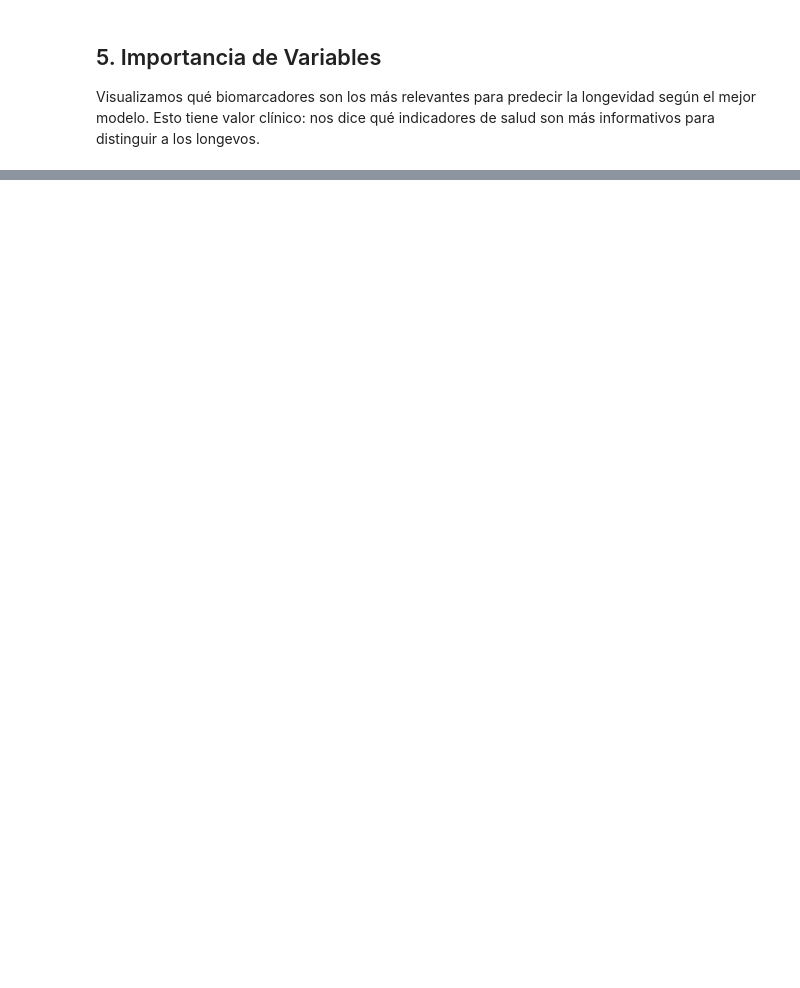
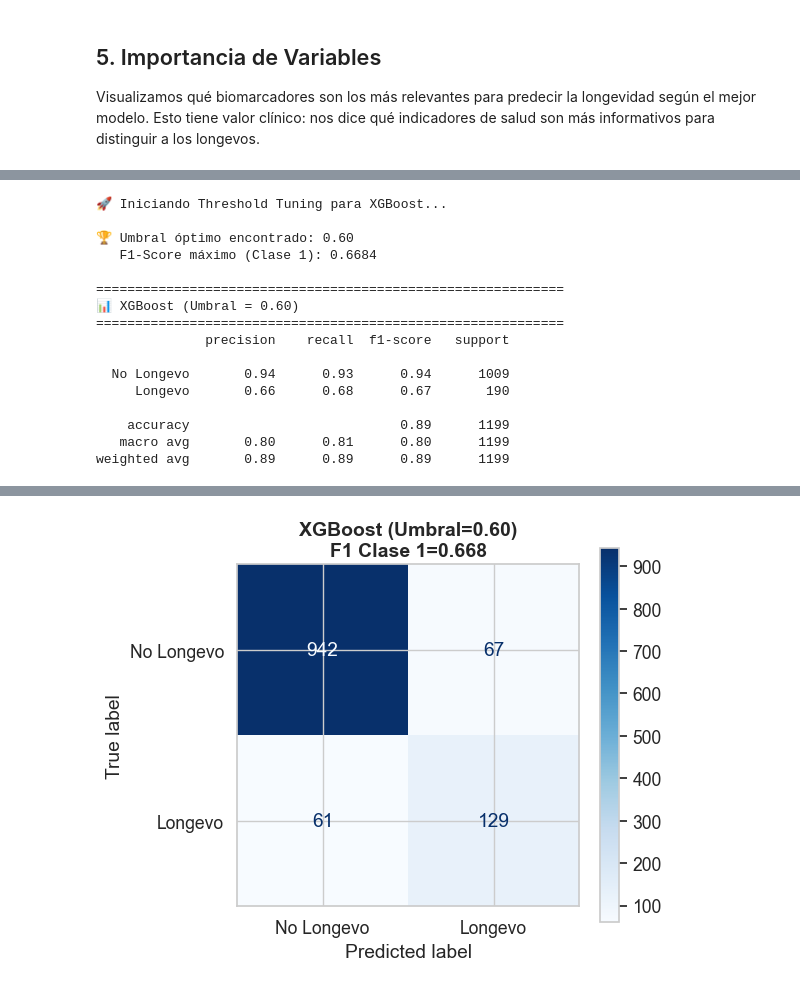
Before and after one commit to Unknumb/ev3_nanhes, a Jupyter notebook: notebooks/04_alvaro_Clasificacion_2015.ipynb, the cells around one changed output, grey strips where cells are left out. Saved outputs shown, nothing was run; the diff lists cells and outputs as text; code cells hidden in the pictures; blank space fills up the shorter version.

```diff
--- a/notebooks/04_alvaro_Clasificacion_2015.ipynb
+++ b/notebooks/04_alvaro_Clasificacion_2015.ipynb
@@ -302,0 +386,79 @@ df_imp.tail(10).iloc[::-1]
+# %%
+# ── Optimización del Umbral (Threshold Tuning) para XGBoost ────────────
+if XGBOOST_DISPONIBLE and xgb_best is not None:
+    print('🚀 Iniciando Threshold Tuning para XGBoost...\n')
+
+    # Extraer probabilidades de la clase 1 (Longevo)
+    y_prob_xgb = xgb_best.predict_proba(X_test)[:, 1]
+
+    umbrales = np.arange(0.1, 0.9, 0.02)
+    f1_scores = []
+
+    for umbral in umbrales:
+        # Predicción manual con el umbral actual
+        y_pred_umbral = (y_prob_xgb >= umbral).astype(int)
+
+        # Calcular F1-Score para la clase 1
+        # (usamos average='binary' para centrarnos solo en 'Longevo')
+        score = f1_score(y_test, y_pred_umbral)
+        f1_scores.append(score)
+
+    # Encontrar el umbral óptimo
+    idx_optimo = np.argmax(f1_scores)
+    umbral_optimo = umbrales[idx_optimo]
+    f1_optimo = f1_scores[idx_optimo]
+
+    print(f'🏆 Umbral óptimo encontrado: {umbral_optimo:.2f}')
+    print(f'   F1-Score máximo (Clase 1): {f1_optimo:.4f}\n')
+
+    # ── Evaluación con el umbral óptimo ────────────────────────────────
+    y_pred_optimo = (y_prob_xgb >= umbral_optimo).astype(int)
+
+    print(f'{"="*60}')
+    print(f'📊 XGBoost (Umbral = {umbral_optimo:.2f})')
+    print(f'{"="*60}')
+    print(classification_report(y_test, y_pred_optimo,
+                                target_names=['No Longevo', 'Longevo']))
+
+    # Matriz de confusión con el nuevo umbral
+    fig, ax = plt.subplots(figsize=(6, 5))
+    cm_optimo = confusion_matrix(y_test, y_pred_optimo)
+    ConfusionMatrixDisplay(cm_optimo, display_labels=['No Longevo', 'Longevo']).plot(ax=ax, cmap='Blues')
+    ax.set_title(f'XGBoost (Umbral={umbral_optimo:.2f})\nF1 Clase 1={f1_optimo:.3f}')
+
+    plt.tight_layout()
+    plt.savefig('../data/08_reporting/04_threshold_tuning_cm.png', dpi=150, bbox_inches='tight')
+    plt.show()
+
+    # Gráfico de F1 vs Umbral
+    fig, ax = plt.subplots(figsize=(10, 5))
+    ax.plot(umbrales, f1_scores, 'b-', linewidth=2, label='F1-Score (Clase 1)')
+    ax.axvline(x=umbral_optimo, color='red', linestyle='--',
+               label=f'Umbral Óptimo = {umbral_optimo:.2f}')
+    ax.set_xlabel('Umbral de Decisión')
+    ax.set_ylabel('F1-Score')
+    ax.set_title('Optimización del Umbral de Decisión (Threshold Tuning)')
+    ax.legend()
+
+    plt.tight_layout()
+    plt.savefig('../data/08_reporting/04_threshold_tuning_curve.png', dpi=150, bbox_inches='tight')
+    plt.show()
+else:
+    print('⚠️ XGBoost no disponible. No se puede realizar Threshold Tuning.')
+# %% [output]
+🚀 Iniciando Threshold Tuning para XGBoost...
+
+🏆 Umbral óptimo encontrado: 0.60
+   F1-Score máximo (Clase 1): 0.6684
+
+============================================================
+📊 XGBoost (Umbral = 0.60)
+============================================================
+              precision    recall  f1-score   support
+
+  No Longevo       0.94      0.93      0.94      1009
+     Longevo       0.66      0.68      0.67       190
+
+    accuracy                           0.89      1199
+   macro avg       0.80      0.81      0.80      1199
+weighted avg       0.89      0.89      0.89      1199
@@ -302,0 +466 @@ df_imp.tail(10).iloc[::-1]
+[figure, added]
```
Also changed, not shown: parts of 12 cells of this notebook, 3 other files.
